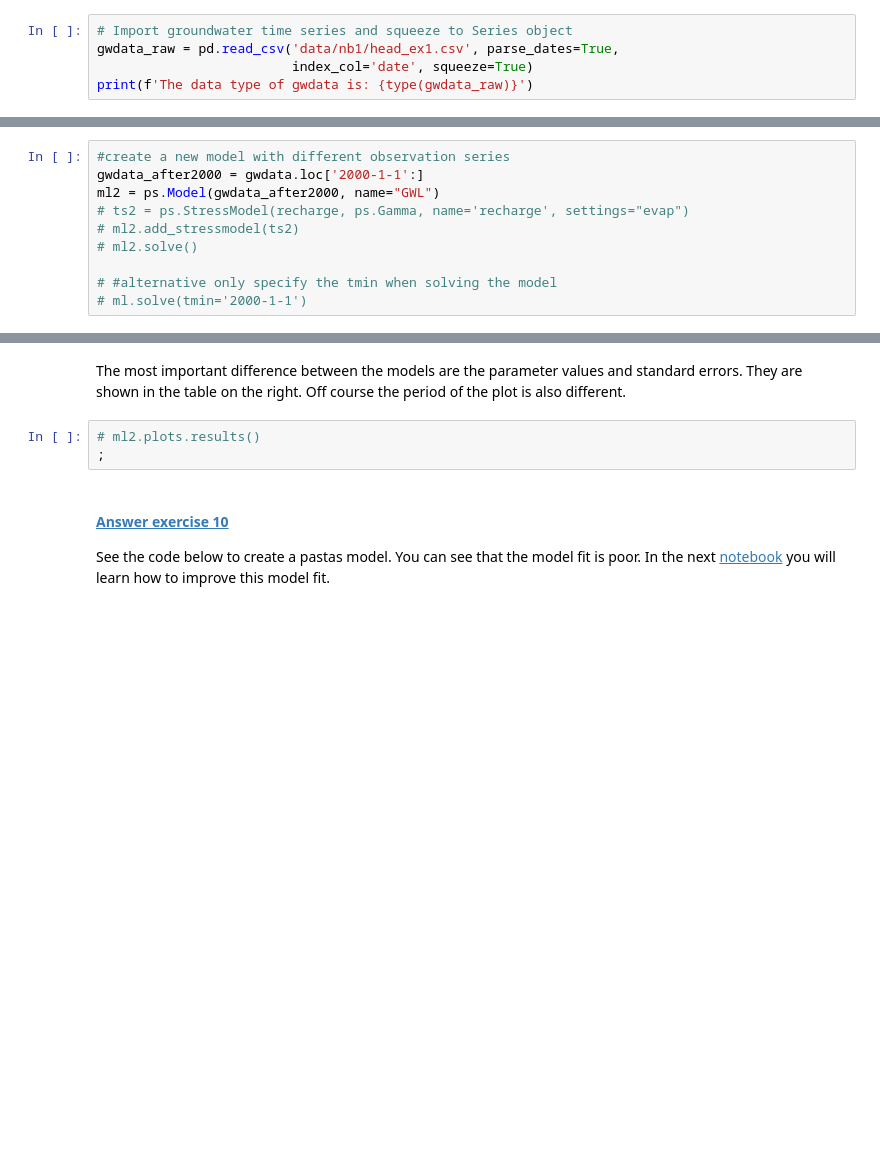
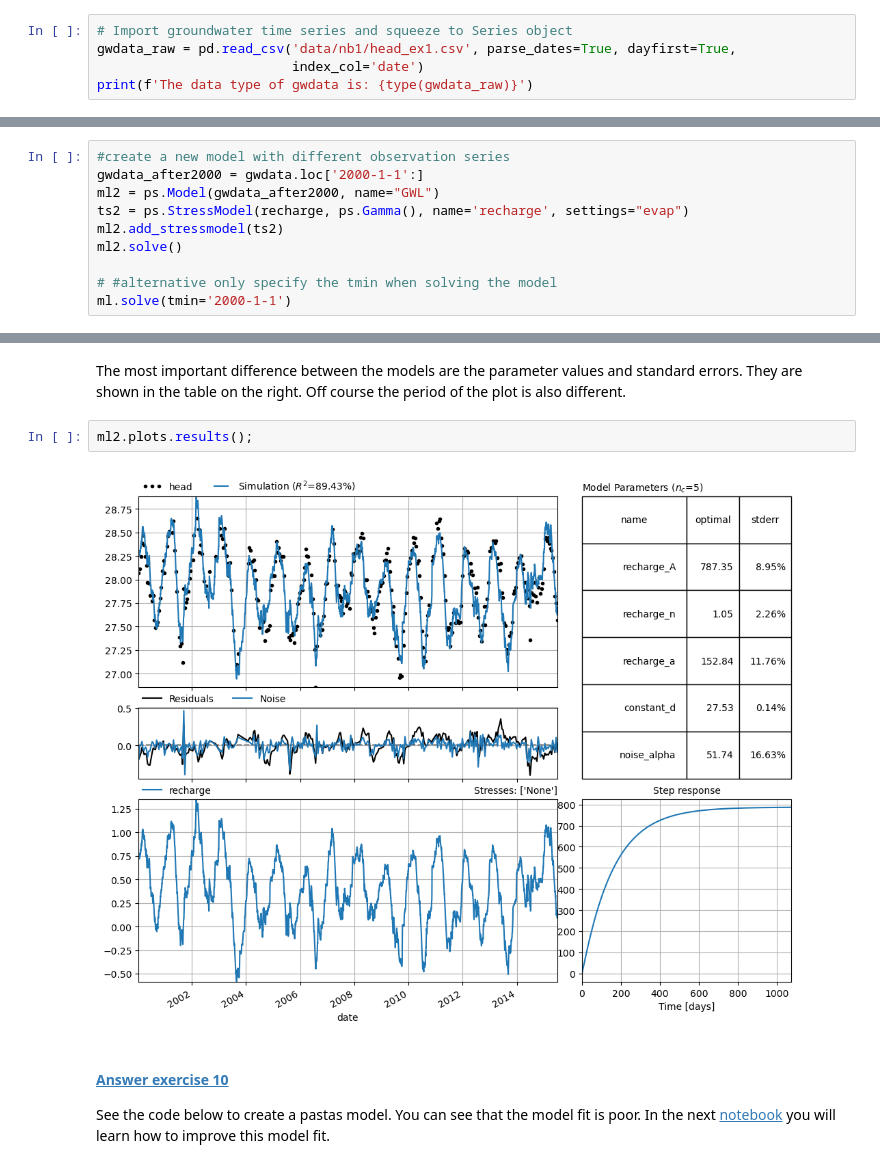
Before and after one commit to MAMBA-python/course-material, a Jupyter notebook: Exercise_notebooks/On_topic/19_pastas/1_basic_pastas_model.ipynb, the cells around one changed output, grey strips where cells are left out. Saved outputs shown, nothing was run; the diff lists cells and outputs as text; blank space fills up the shorter version.

```diff
--- a/Exercise_notebooks/On_topic/19_pastas/1_basic_pastas_model.ipynb
+++ b/Exercise_notebooks/On_topic/19_pastas/1_basic_pastas_model.ipynb
@@ -32,7 +32,7 @@ import pastas as ps
 In this codeblock a time series of groundwater levels is imported using the `read_csv` function of `pandas`. We use the date column as the index and parse the dates as datetime objects. The `read_csv` function returns a `DataFrame` by default. We use `squeeze=True` because we need a `pandas` `Series` object if we use `pastas`. To check if you have the correct data type (a `pandas Series` object), you can use `type(gwdata_raw)` as shown below.
 # %%
 # Import groundwater time series and squeeze to Series object
-gwdata_raw = pd.read_csv('data/nb1/head_ex1.csv', parse_dates=True,
-                         index_col='date', squeeze=True)
+gwdata_raw = pd.read_csv('data/nb1/head_ex1.csv', parse_dates=True, dayfirst=True,
+                         index_col='date')
 print(f'The data type of gwdata is: {type(gwdata_raw)}')
 # %% [output]
@@ -263,9 +301,9 @@ ax.grid()
 #create a new model with different observation series
 gwdata_after2000 = gwdata.loc['2000-1-1':]
 ml2 = ps.Model(gwdata_after2000, name="GWL")
-# ts2 = ps.StressModel(recharge, ps.Gamma, name='recharge', settings="evap")
-# ml2.add_stressmodel(ts2)
-# ml2.solve()
+ts2 = ps.StressModel(recharge, ps.Gamma(), name='recharge', settings="evap")
+ml2.add_stressmodel(ts2)
+ml2.solve()
 
 # #alternative only specify the tmin when solving the model
-# ml.solve(tmin='2000-1-1')
+ml.solve(tmin='2000-1-1')
@@ -274,8 +335,9 @@ ml2 = ps.Model(gwdata_after2000, name="GWL")
 # %% [markdown]
 The most important difference between the models are the parameter values and standard errors. They are shown in the table on the right. Off course the period of the plot is also different.
 # %%
-# ml2.plots.results()
-;
+ml2.plots.results();
+# %% [output]
+[figure, added]
 # %% [markdown]
 #### <a href="#ex10">Answer exercise 10</a> <a name="ans10"></a>
 
```
Also changed, not shown: parts of 14 cells of this notebook, 9 other files.
